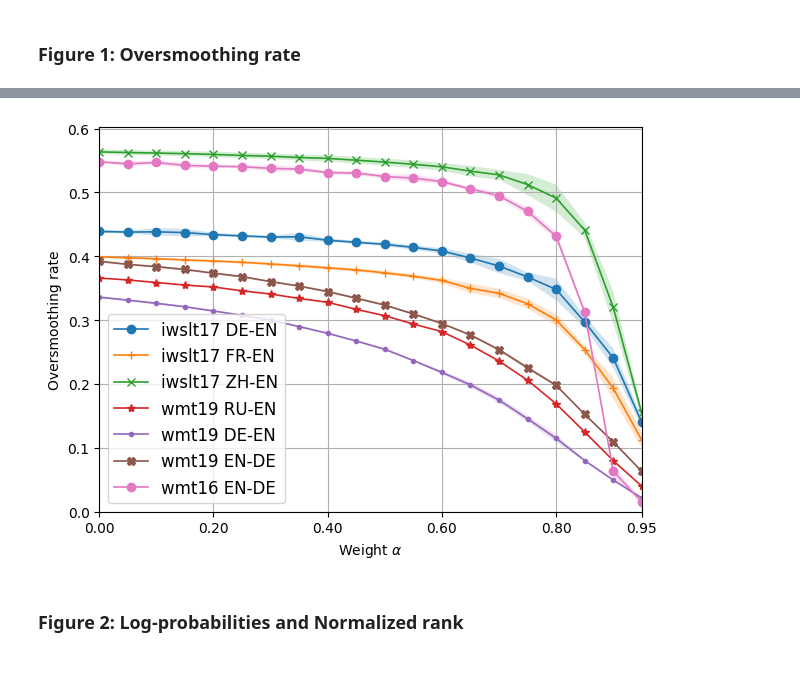
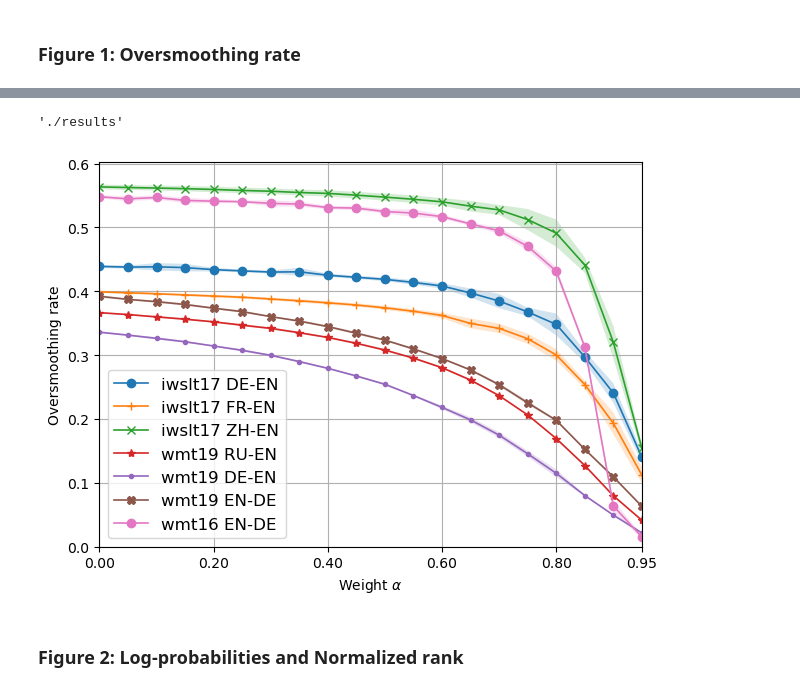
Before and after one commit to uralik/oversmoothing_rate, a Jupyter notebook: experiments.ipynb, the cells around one changed output, grey strips where cells are left out. Drawn from its saved outputs; the diff is of its cells as text; code cells hidden in the pictures.

Commit message:
readme updated, notebook ajusted for repo results folder

```diff
--- a/experiments.ipynb
+++ b/experiments.ipynb
@@ -275,10 +279,14 @@ plt_to_default()
+# %%
+os.environ.get('RESULTS_DIRECTORY')
+# %% [output]
+'./results'
 # %%
 t = draw_plots_oversmoothing(experiments, 'OS rate', on_one_plot=True,
-                             base_path=os.environ.get('RESULTS_DIRECTORY')',
+                             base_path=os.environ.get('RESULTS_DIRECTORY'),
                              target=True,  beams=(5,),
                              print_title=False)
 # %% [output]
-[figure, old version]
+[figure, new version]
 # %% [markdown]
 ### Figure 2: Log-probabilities and Normalized rank
 # %%
```
Also changed, not shown: parts of 11 cells of this notebook, 2 other files.
